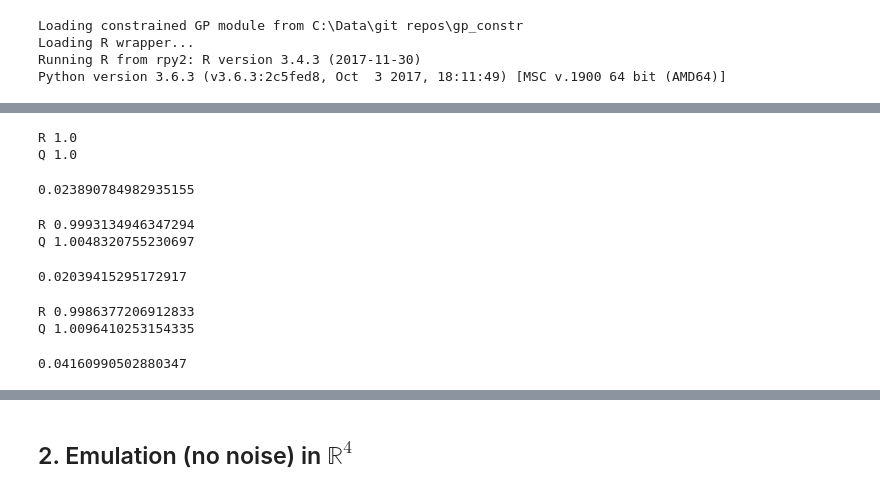
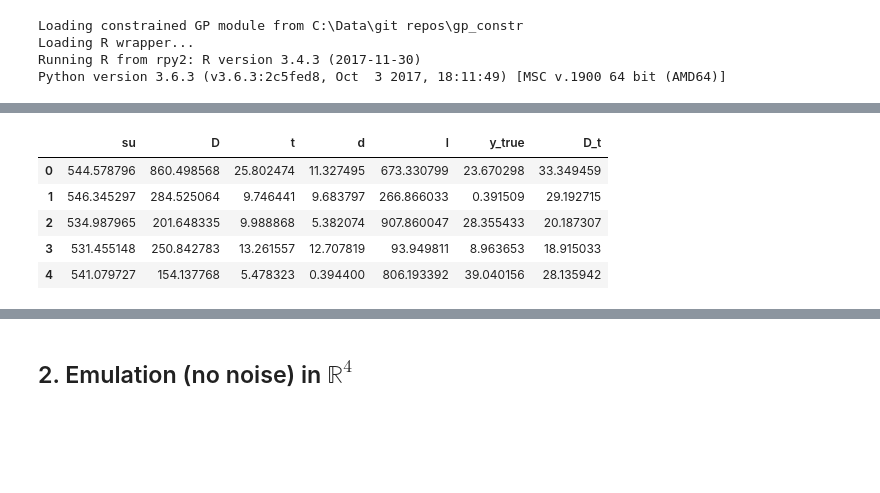
Before and after one commit to cagrell/gp_constr, a Jupyter notebook: Example_SRA.ipynb, the cells around one changed output, grey strips where cells are left out. Drawn from its saved outputs; the diff is of its cells as text; code cells hidden in the pictures; blank space fills up the shorter version.

```diff
--- a/Example_SRA.ipynb
+++ b/Example_SRA.ipynb
@@ -112,21 +156,3 @@ def fun(x):
 def fun_mult(X):
     """ For multiple x in array X """
     return np.array([fun(X[i,:]) for i in range(X.shape[0])])
-# %%
-burst_cap(su = 1, D = 300, t = 7, d = 0, l = 0)
-# %% [output]
-R 1.0
-Q 1.0
-0.023890784982935155
-# %%
-burst_cap(su = 1, D = 400, t = 8, d = 1, l = 10)
-# %% [output]
-R 0.9993134946347294
-Q 1.0048320755230697
-0.02039415295172917
-# %%
-burst_cap(su = 1, D = 200, t = 8, d = 1, l = 10)
-# %% [output]
-R 0.9986377206912833
-Q 1.0096410253154335
-0.04160990502880347
@@ -135,0 +159,25 @@ y =
+# %%
+# Generate some samples to plot
+
+data = []
+
+for _ in range(1000):
+    x = np.random.uniform(size = 5)
+    y = fun(x)
+
+    data.append(list(x_to_phys(x)) + [y])
+
+df = pd.DataFrame(data)
+df.columns = ['su', 'D', 't', 'd', 'l', 'y_true']
+#df['y_mean'] = df['y_true']
+#df['y_var'] = np.ones(df.shape[0])*0.001
+df['D_t'] = df['D'] / df['t']
+
+df.head()
+# %% [output]
+|  | su | D | t | d | l | y_true | D_t |
+| 0 | 544.578796 | 860.498568 | 25.802474 | 11.327495 | 673.330799 | 23.670298 | 33.349459 |
+| 1 | 546.345297 | 284.525064 | 9.746441 | 9.683797 | 266.866033 | 0.391509 | 29.192715 |
+| 2 | 534.987965 | 201.648335 | 9.988868 | 5.382074 | 907.860047 | 28.355433 | 20.187307 |
+| 3 | 531.455148 | 250.842783 | 13.261557 | 12.707819 | 93.949811 | 8.963653 | 18.915033 |
+| 4 | 541.079727 | 154.137768 | 5.478323 | 0.394400 | 806.193392 | 39.040156 | 28.135942 |
```
Also changed, not shown: parts of 29 cells of this notebook, 1 other file.
